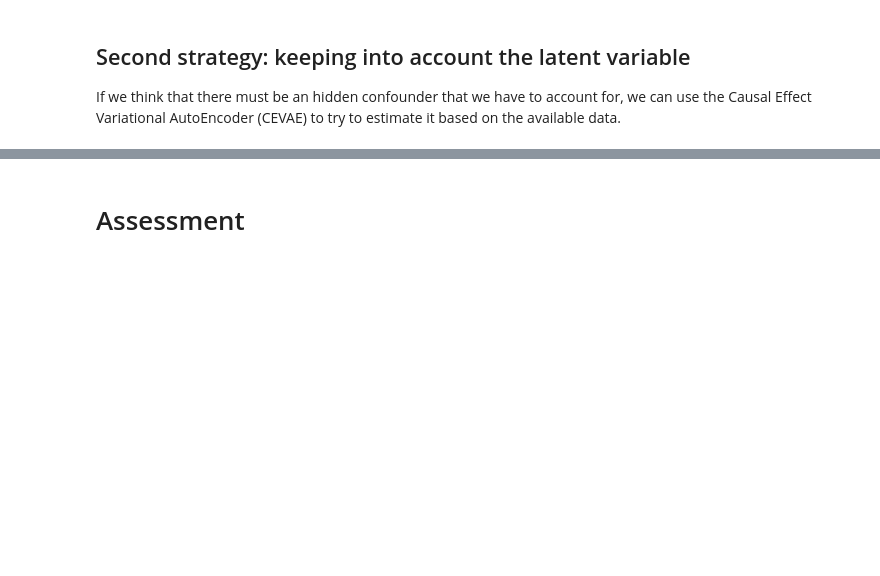
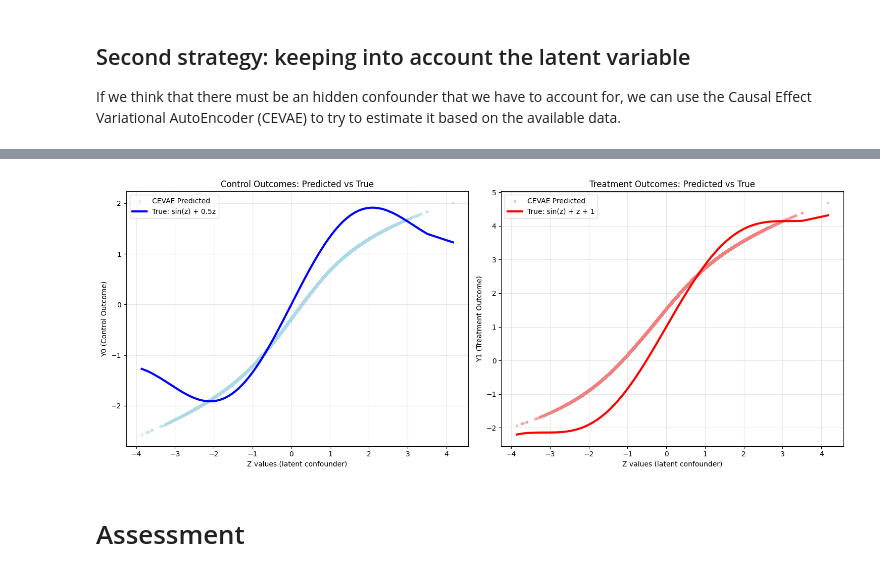
Before and after one commit to christianfaccio/causal_machine_learning, a Jupyter notebook: src/causal_effect_inference.ipynb, the cells around one changed output, grey strips where cells are left out. Saved outputs shown, nothing was run; the diff lists cells and outputs as text; code cells hidden in the pictures; blank space fills up the shorter version.

Commit message:
added graphs for y_means diagnostics

```diff
--- a/src/causal_effect_inference.ipynb
+++ b/src/causal_effect_inference.ipynb
@@ -567,3 +345,78 @@ Final treatment effect: 1.5913063287734985
+# %%
+import torch
+import matplotlib.pyplot as plt
+import numpy as np
+from pyro import poutine
+
+@torch.no_grad()
+def plot_predicted_vs_true(cevae, x_test, num_samples=100):
+    """
+    Plot predicted outcomes vs true functions - first row only
+    """
+    # Get z values and predicted outcomes
+    x = cevae.whiten(x_test)
+
+    with pyro.plate("num_particles", num_samples, dim=-2):
+        with poutine.trace() as tr, poutine.block(hide=["y", "t"]):
+            cevae.guide(x)
+
+        z = tr.trace.nodes["z"]["value"]  # [num_samples, batch_size, latent_dim]
+
+        with poutine.do(data=dict(t=torch.zeros(()))):
+            y0_pred = poutine.replay(cevae.model.y_mean, tr.trace)(x)
+
+        with poutine.do(data=dict(t=torch.ones(()))):
+            y1_pred = poutine.replay(cevae.model.y_mean, tr.trace)(x)
+
+    # Flatten for plotting
+    z_flat = z.reshape(-1, z.shape[-1])
+    y0_pred_flat = y0_pred.reshape(-1)
+    y1_pred_flat = y1_pred.reshape(-1)
+
+    # Use first dimension of z if multi-dimensional
+    z_plot = z_flat[:, 0] if z_flat.shape[1] > 0 else z_flat
+
+    # Sort by z values
+    sorted_indices = torch.argsort(z_plot)
+    z_sorted = z_plot[sorted_indices]
+    y0_pred_sorted = y0_pred_flat[sorted_indices]
+    y1_pred_sorted = y1_pred_flat[sorted_indices]
+
+    # Calculate true functions
+    g_true = torch.sin(z_sorted) + 0.5 * z_sorted  # Control outcome
+    tau_true = 1.0 + 0.5 * z_sorted  # Treatment effect
+    y1_true = g_true + tau_true  # Treatment outcome
+
+    return z_sorted, y0_pred_sorted, y1_pred_sorted, g_true, y1_true, tau_true
+
+# Get the data
+z_sorted, y0_pred, y1_pred, y0_true, y1_true, tau_true = plot_predicted_vs_true(cevae, x_test)
+
+# Create the plots - only first horizontal line
+fig, axes = plt.subplots(1, 2, figsize=(15, 6))
+
+# Plot 1: Y0 (Control outcomes)
+axes[0].scatter(z_sorted.cpu(), y0_pred.cpu(), alpha=0.4, s=10, color='lightblue', label='CEVAE Predicted')
+axes[0].plot(z_sorted.cpu(), y0_true.cpu(), 'b-', linewidth=3, label='True: sin(z) + 0.5z')
+axes[0].set_xlabel('Z values (latent confounder)')
+axes[0].set_ylabel('Y0 (Control Outcome)')
+axes[0].set_title('Control Outcomes: Predicted vs True')
+axes[0].legend()
+axes[0].grid(True, alpha=0.3)
+
+# Plot 2: Y1 (Treatment outcomes)
+axes[1].scatter(z_sorted.cpu(), y1_pred.cpu(), alpha=0.4, s=10, color='lightcoral', label='CEVAE Predicted')
+axes[1].plot(z_sorted.cpu(), y1_true.cpu(), 'r-', linewidth=3, label='True: sin(z) + z + 1')
+axes[1].set_xlabel('Z values (latent confounder)')
+axes[1].set_ylabel('Y1 (Treatment Outcome)')
+axes[1].set_title('Treatment Outcomes: Predicted vs True')
+axes[1].legend()
+axes[1].grid(True, alpha=0.3)
+
+plt.tight_layout()
+plt.show()
+# %% [output]
+[figure, added]
 # %%
 # Save the model
 torch.save(cevae, "cevae_model_full.pth")
```
Also changed, not shown: parts of 8 cells of this notebook, 3 other files.
